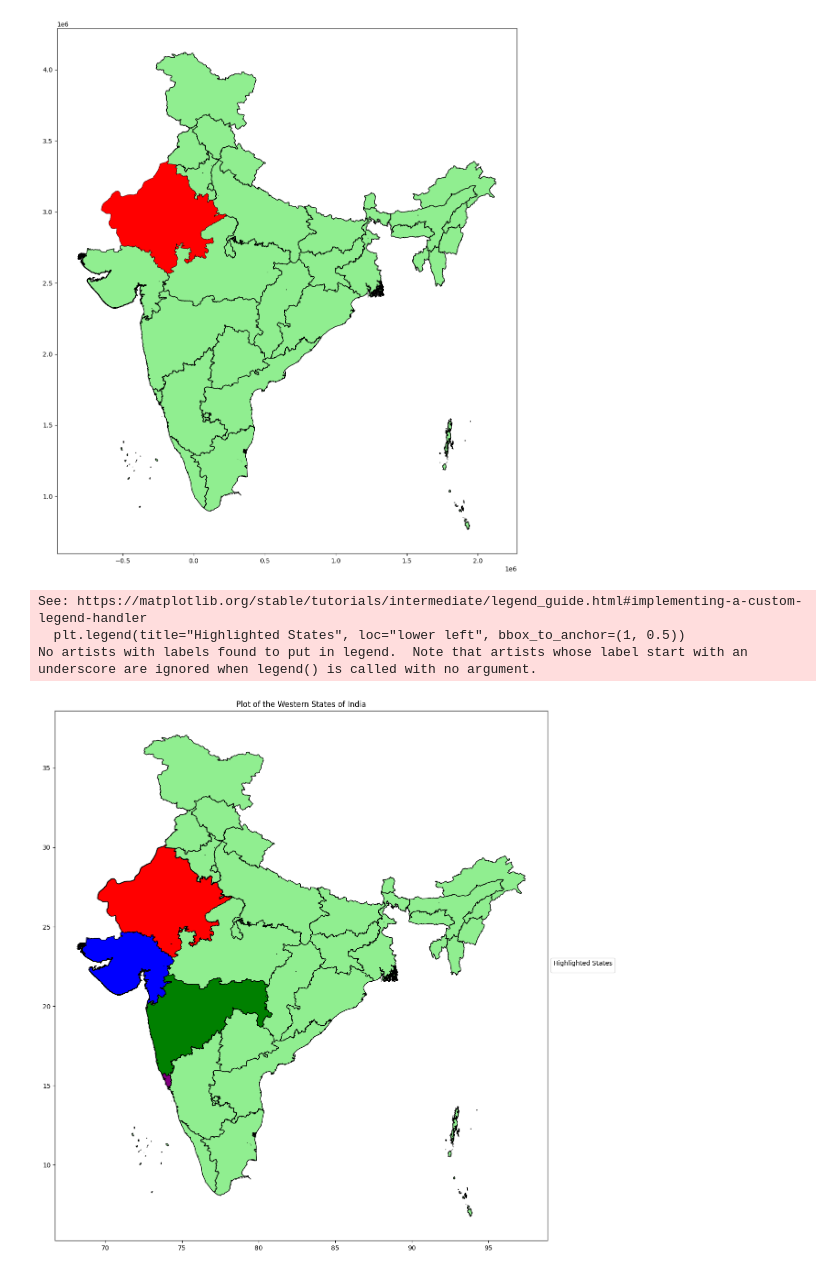
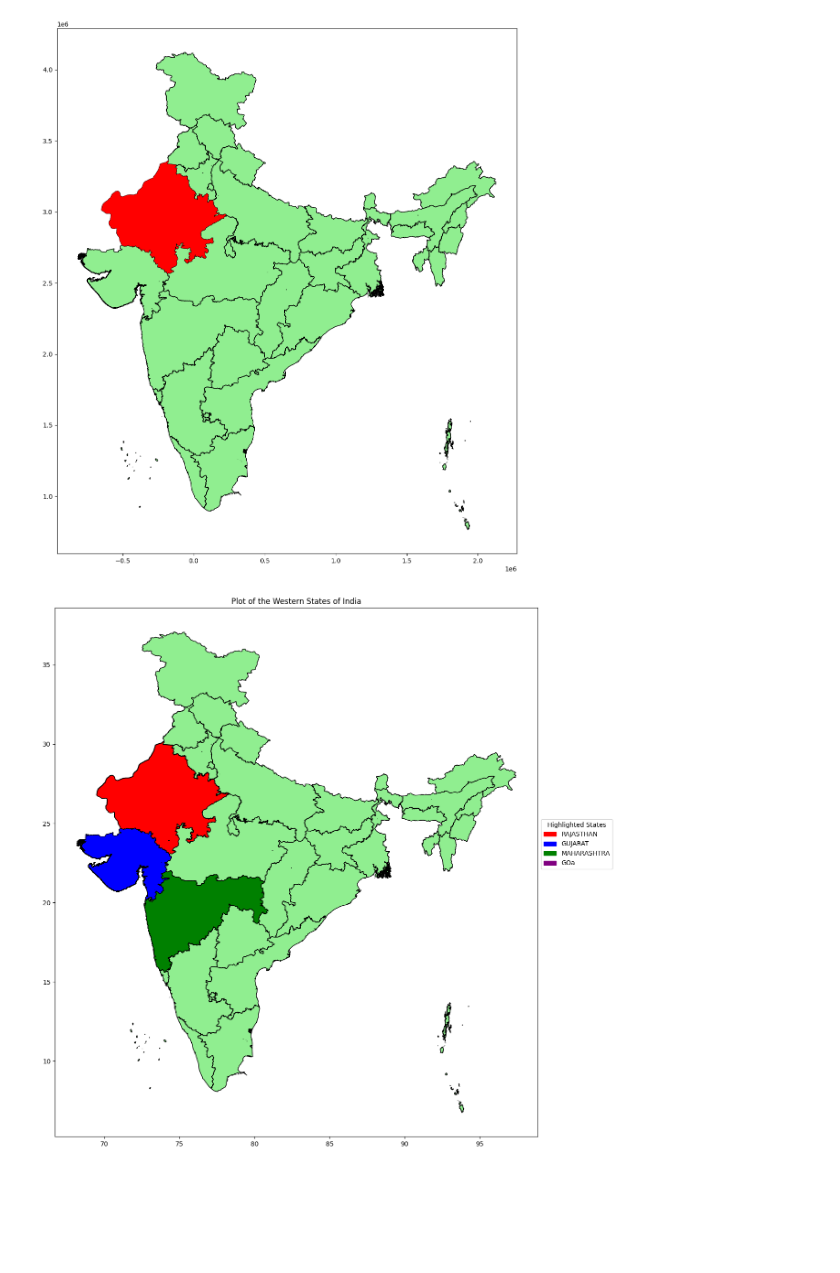
Before and after one commit to HimanshuHeda/Advance_Python, a Jupyter notebook: Geospatial_geopandas.ipynb, the cells around one changed output. Saved outputs shown, nothing was run; the diff lists cells and outputs as text; code cells hidden in the pictures; blank space fills up the shorter version.

```diff
--- a/Geospatial_geopandas.ipynb
+++ b/Geospatial_geopandas.ipynb
@@ -235,31 +235,35 @@ plt.show()
 # %% [output]
 [figure]
 # %%
+import geopandas as gpd
+import matplotlib.pyplot as plt
+import matplotlib.patches as mpatches
+
 # List of states to highlight
 highlighted_states = {
     "RAJASTHAN": "red",
     "GUJARAT": "blue",
     "MAHARASHTRA": "green",
-    "GOA": "purple"
+    "GOa": "purple"
 }
 
 fig, ax = plt.subplots(figsize=(15, 15))
 
 ax.set_title('Plot of the Western States of India')
 india.plot(ax=ax, color="lightgreen", edgecolor="black")
 
 # Plot highlighted states with different colors
 for state, color in highlighted_states.items():
     state_geo = india[india["st_nm"].str.upper() == state]
     if not state_geo.empty:  # Ensure the state exists before plotting
         state_geo.plot(ax=ax, color=color, edgecolor="black", label=state)
 
+# Create legend handles
+legend_handles = [mpatches.Patch(color=color, label=state) for state, color in highlighted_states.items()]
+
 # Add legend
-plt.legend(title="Highlighted States", loc="lower left", bbox_to_anchor=(1, 0.5))
+plt.legend(handles=legend_handles, title="Highlighted States", loc="lower left", bbox_to_anchor=(1, 0.5))
 
 plt.show()
 # %% [output]
-See: https://matplotlib.org/stable/tutorials/intermediate/legend_guide.html#implementing-a-custom-legend-handler
-  plt.legend(title="Highlighted States", loc="lower left", bbox_to_anchor=(1, 0.5))
-No artists with labels found to put in legend.  Note that artists whose label start with an underscore are ignored when legend() is called with no argument.
-[figure, old version]
+[figure, new version]
```
Also changed, not shown: 1 other file.
